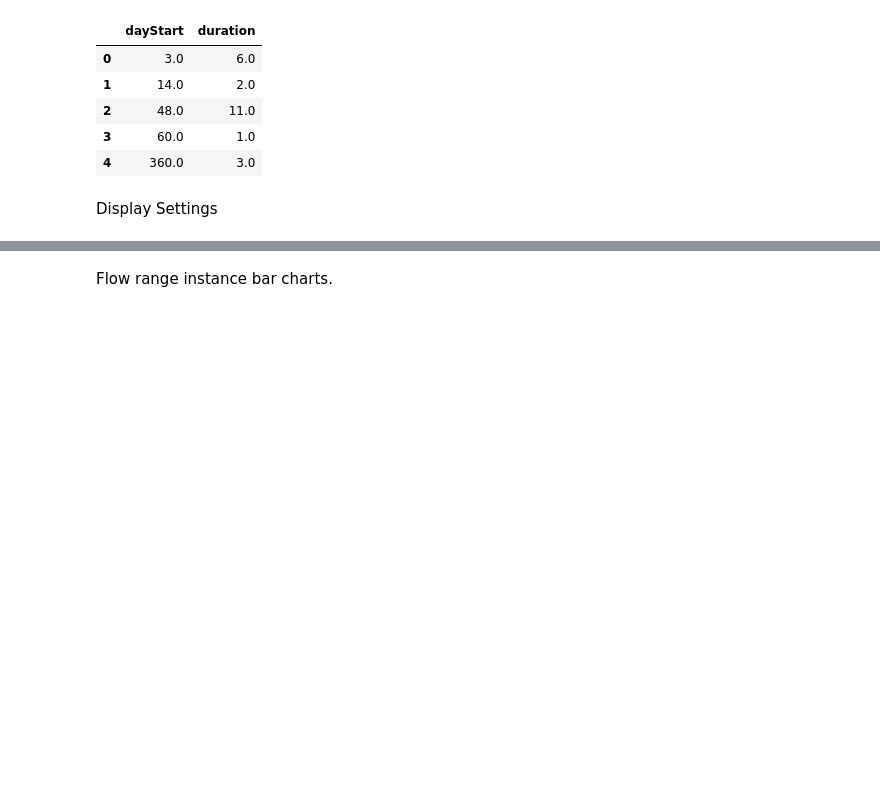
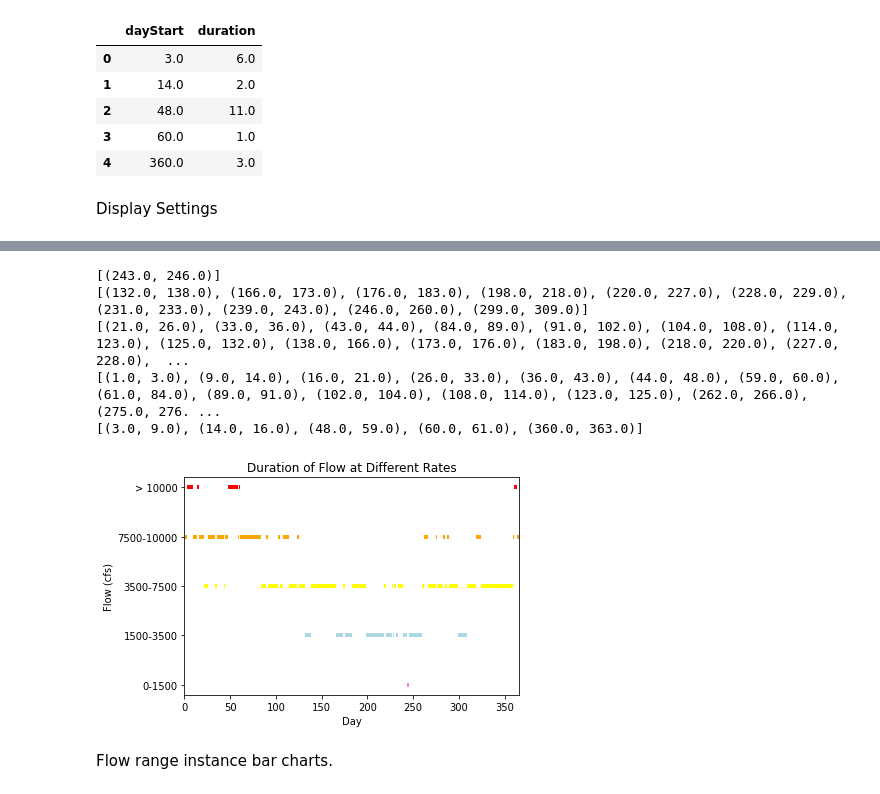
Before and after one commit to annahollandkeener/L-D2, a Jupyter notebook: L&D.ipynb, the cells around one changed output, grey strips where cells are left out. Cells and saved outputs as stored; diff of their text form; code cells hidden in the pictures; blank space fills up the shorter version.

```diff
--- a/L&D.ipynb
+++ b/L&D.ipynb
@@ -251,3 +281,71 @@ pd.set_option('display.max_columns', None)  # Show all columns
+# %%
+fig, ax = plt.subplots()
+
+tuples0_1500= []
+for i in range(len(instances0_1500)):
+    new_tuple = (instances0_1500['dayStart'][i], instances0_1500['dayStart'][i] + instances0_1500['duration'][i])
+    tuples0_1500.append(new_tuple)
+print(tuples0_1500)
+
+for start, end in tuples0_1500:
+    ax.hlines(y=['0-1500'], xmin=start, xmax=end, color='violet', linewidth=4)
+
+tuples1500_3500 = []
+for i in range(len(instances1500_3500)):
+    new_tuple = (instances1500_3500['dayStart'][i], instances1500_3500['dayStart'][i] + instances1500_3500['duration'][i])
+    tuples1500_3500.append(new_tuple)
+print(tuples1500_3500)
+
+
+for start, end in tuples1500_3500:
+    ax.hlines(y=['1500-3500'], xmin=start, xmax=end, color='lightblue', linewidth=4)
+
+
+tuples3500_7500 = []
+for i in range(len(instances3500_7500)):
+    new_tuple = (instances3500_7500['dayStart'][i], instances3500_7500['dayStart'][i] + instances3500_7500['duration'][i])
+    tuples3500_7500.append(new_tuple)
+print(tuples3500_7500)
+
+
+for start, end in tuples3500_7500:
+    ax.hlines(y=['3500-7500'], xmin=start, xmax=end, color='yellow', linewidth=4)
+
+
+tuples7500_10000 = []
+for i in range(len(instances7500_10000)):
+    new_tuple = (instances7500_10000['dayStart'][i], instances7500_10000['dayStart'][i] + instances7500_10000['duration'][i])
+    tuples7500_10000.append(new_tuple)
+print(tuples7500_10000)
+
+
+for start, end in tuples7500_10000:
+    ax.hlines(y=['7500-10000'], xmin=start, xmax=end, color='orange', linewidth=4)
+
+tuplesOver10000 = []
+for i in range(len(instancesOver10000)):
+    new_tuple = (instancesOver10000['dayStart'][i], instancesOver10000['dayStart'][i] + instancesOver10000['duration'][i])
+    tuplesOver10000.append(new_tuple)
+print(tuplesOver10000)
+
+
+for start, end in tuplesOver10000:
+    ax.hlines(y=['> 10000'], xmin=start, xmax=end, color='red', linewidth=4)
+
+
+
+plt.title("Duration of Flow at Different Rates")
+plt.xlabel("Day")
+plt.ylabel("Flow (cfs)")
+plt.xlim(0, 366)
+plt.show()
+# %% [output]
+[(243.0, 246.0)]
+[(132.0, 138.0), (166.0, 173.0), (176.0, 183.0), (198.0, 218.0), (220.0, 227.0), (228.0, 229.0), (231.0, 233.0), (239.0, 243.0), (246.0, 260.0), (299.0, 309.0)]
+[(21.0, 26.0), (33.0, 36.0), (43.0, 44.0), (84.0, 89.0), (91.0, 102.0), (104.0, 108.0), (114.0, 123.0), (125.0, 132.0), (138.0, 166.0), (173.0, 176.0), (183.0, 198.0), (218.0, 220.0), (227.0, 228.0),  ...
+[(1.0, 3.0), (9.0, 14.0), (16.0, 21.0), (26.0, 33.0), (36.0, 43.0), (44.0, 48.0), (59.0, 60.0), (61.0, 84.0), (89.0, 91.0), (102.0, 104.0), (108.0, 114.0), (123.0, 125.0), (262.0, 266.0), (275.0, 276. ...
+[(3.0, 9.0), (14.0, 16.0), (48.0, 59.0), (60.0, 61.0), (360.0, 363.0)]
+[figure, added]
 # %% [markdown]
 Flow range instance bar charts.
 # %%
```
Also changed, not shown: parts of 3 cells of this notebook.
